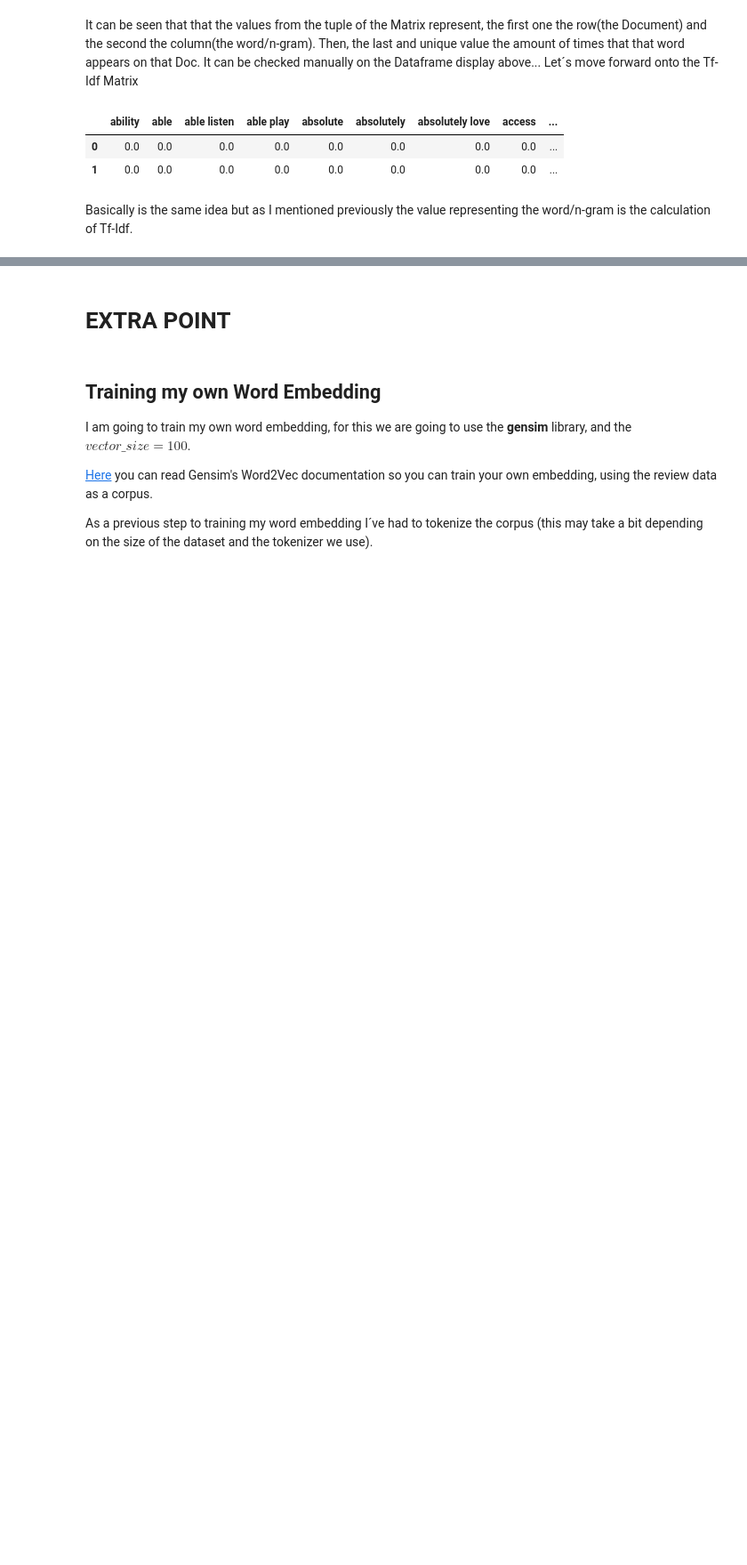
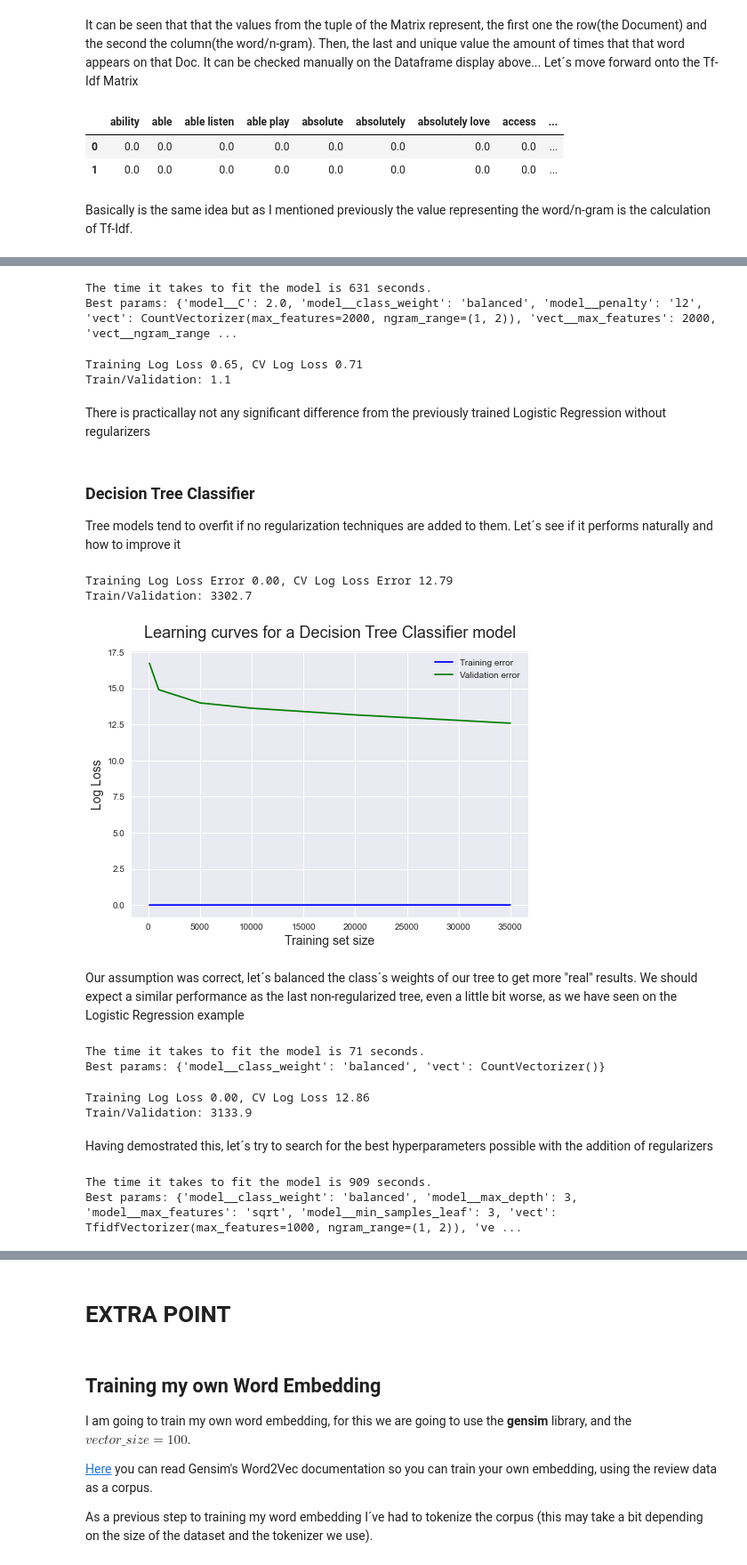
Before and after one commit to santiagoromero20/SentimentAnalysisApp-NLP-MCC, a Jupyter notebook: EDA.ipynb, the cells around one changed output, grey strips where cells are left out. Shown at 89% size. Cells and saved outputs as stored; diff of their text form; code cells hidden in the pictures; blank space fills up the shorter version.

```diff
--- a/EDA.ipynb
+++ b/EDA.ipynb
@@ -542,0 +616,79 @@ To hold such a huge Model evaluation, we want to achieve some reproductibility a
+# %%
+param_grid = {
+    "vect": [CountVectorizer(), TfidfVectorizer()],
+    "vect__ngram_range" : [(1,1), (1,2)],
+    "vect__max_features" : [1000, 2000],
+    "model__class_weight": ["balanced"],
+    "model__penalty": ["l2",'None'],
+    "model__C" : [0.50, 1.0, 1.50,2.0, 2,50],
+}
+
+grid = evaluation.grid_search(pipe, parameters=param_grid, cv=3, scoring="neg_log_loss", X_train=X_train, y_train=y_train)
+# %% [output]
+The time it takes to fit the model is 631 seconds.
+Best params: {'model__C': 2.0, 'model__class_weight': 'balanced', 'model__penalty': 'l2', 'vect': CountVectorizer(max_features=2000, ngram_range=(1, 2)), 'vect__max_features': 2000, 'vect__ngram_range ...
+# %%
+error_cv, error_tr, fit_score_time = evaluation.get_errors(grid.cv_results_)
+scores = add_results(scores, error_cv, error_tr, fit_score_time,"LogisticRegressionBalancedGS")
+# %% [output]
+Training Log Loss 0.65, CV Log Loss 0.71
+Train/Validation: 1.1
+# %% [markdown]
+There is practicallay not any significant difference from the previously trained Logistic Regression without regularizers
+# %% [markdown]
+### Decision Tree Classifier
+
+Tree models tend to overfit if no regularization techniques are added to them. Let´s see if it performs naturally and how to improve it
+# %%
+#Pipe creation
+pipe = Pipeline([
+    ("vect", CountVectorizer()),
+    ('tfidf', TfidfTransformer()),
+    ("model", tree.DecisionTreeClassifier()),
+    ])
+# %%
+error_cv, error_tr, fit_score_time = evaluation.cv_calculus(pipe, X_train, y_train, scoring="neg_log_loss", cv=3)
+scores = add_results(scores, error_cv, error_tr, fit_score_time,"DecTreeClassifier")
+# %% [output]
+Training Log Loss Error 0.00, CV Log Loss Error 12.79
+Train/Validation: 3302.7
+# %%
+train_sizes, train_scores, validation_scores = learning_curve(pipe, X_train, y_train, cv=5, scoring="neg_log_loss", n_jobs=-1, train_sizes=[100,1000,5000,10000,20000,30000, 35000], shuffle=True, random_state=1)
+visualization.plot_learning_curve(train_sizes, train_scores, validation_scores, "Log Loss", "Training set size", "Learning curves for a Decision Tree Classifier model")
+# %% [output]
+[figure, added]
+# %% [markdown]
+Our assumption was correct, let´s balanced the class´s weights of our tree to get more "real" results. We should expect a similar performance as the last non-regularized tree, even a little bit worse, as we have seen on the Logistic Regression example
+# %%
+param_grid = {
+    "vect": [CountVectorizer(), TfidfVectorizer()],
+    "model__class_weight": ["balanced"],
+}
+
+grid = evaluation.grid_search(pipe, parameters=param_grid, cv=3, scoring="neg_log_loss", X_train=X_train, y_train=y_train)
+# %% [output]
+The time it takes to fit the model is 71 seconds.
+Best params: {'model__class_weight': 'balanced', 'vect': CountVectorizer()}
+# %%
+error_cv, error_tr, fit_score_time = evaluation.get_errors(grid.cv_results_)
+scores = add_results(scores, error_cv, error_tr, fit_score_time,"DecTreeClassifierBalanced")
+# %% [output]
+Training Log Loss 0.00, CV Log Loss 12.86
+Train/Validation: 3133.9
+# %% [markdown]
+Having demostrated this, let´s try to search for the best hyperparameters possible with the addition of regularizers
+# %%
+param_grid = {
+    "vect": [TfidfVectorizer()],
+    "vect__ngram_range" : [(1,1), (1,2)],
+    "vect__max_features" : [1000, 2000],
+    "model__class_weight": ["balanced"],
+    'model__max_features':(1,2,'sqrt', 'log2'),
+    'model__max_depth' : [1,2,3],
+    'model__min_samples_leaf':[1,2,3],
+}
+
+grid = evaluation.grid_search(pipe, parameters=param_grid, cv=3, scoring="neg_log_loss", X_train=X_train, y_train=y_train)
+# %% [output]
+The time it takes to fit the model is 909 seconds.
+Best params: {'model__class_weight': 'balanced', 'model__max_depth': 3, 'model__max_features': 'sqrt', 'model__min_samples_leaf': 3, 'vect': TfidfVectorizer(max_features=1000, ngram_range=(1, 2)), 've ...
```
Also changed, not shown: parts of 31 cells of this notebook.
